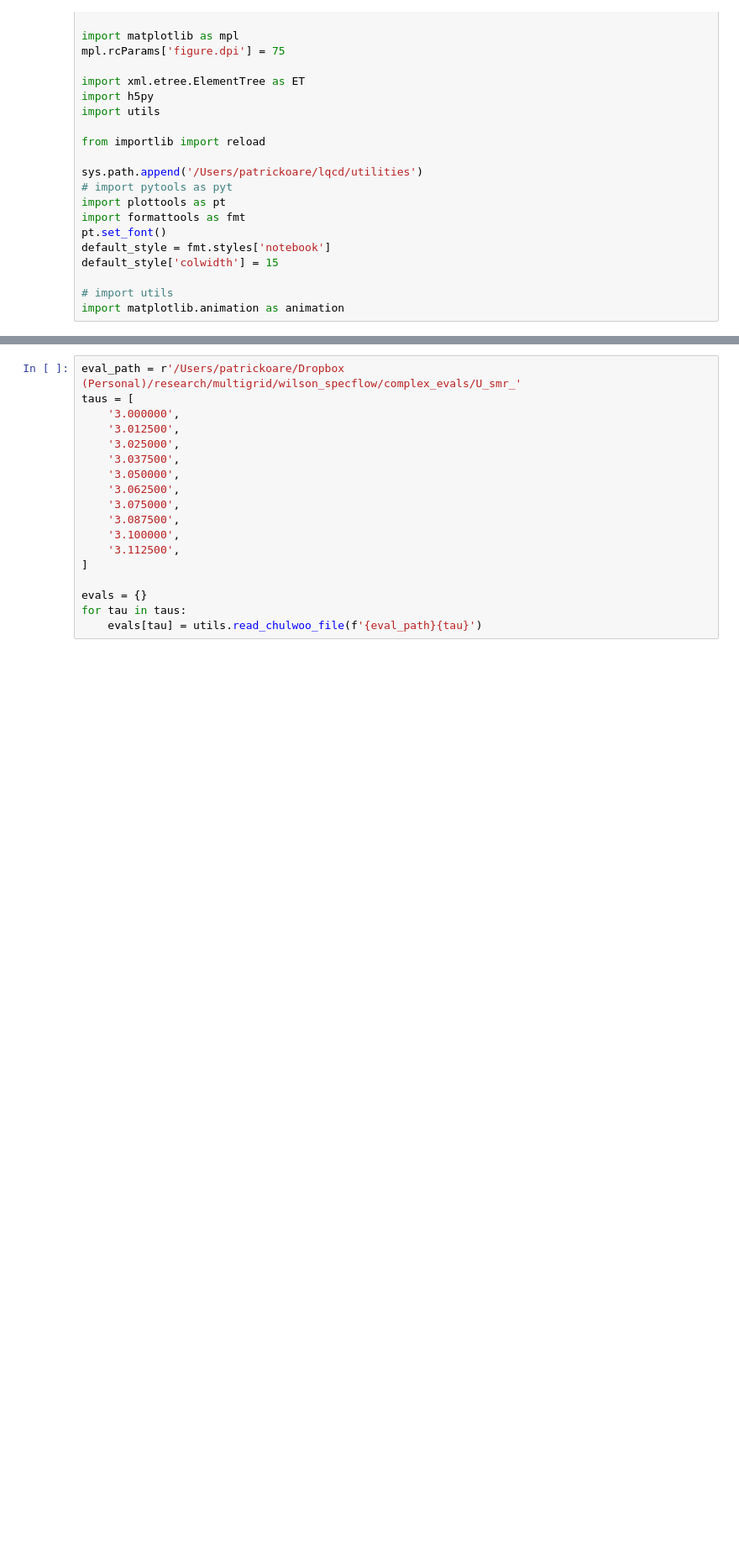
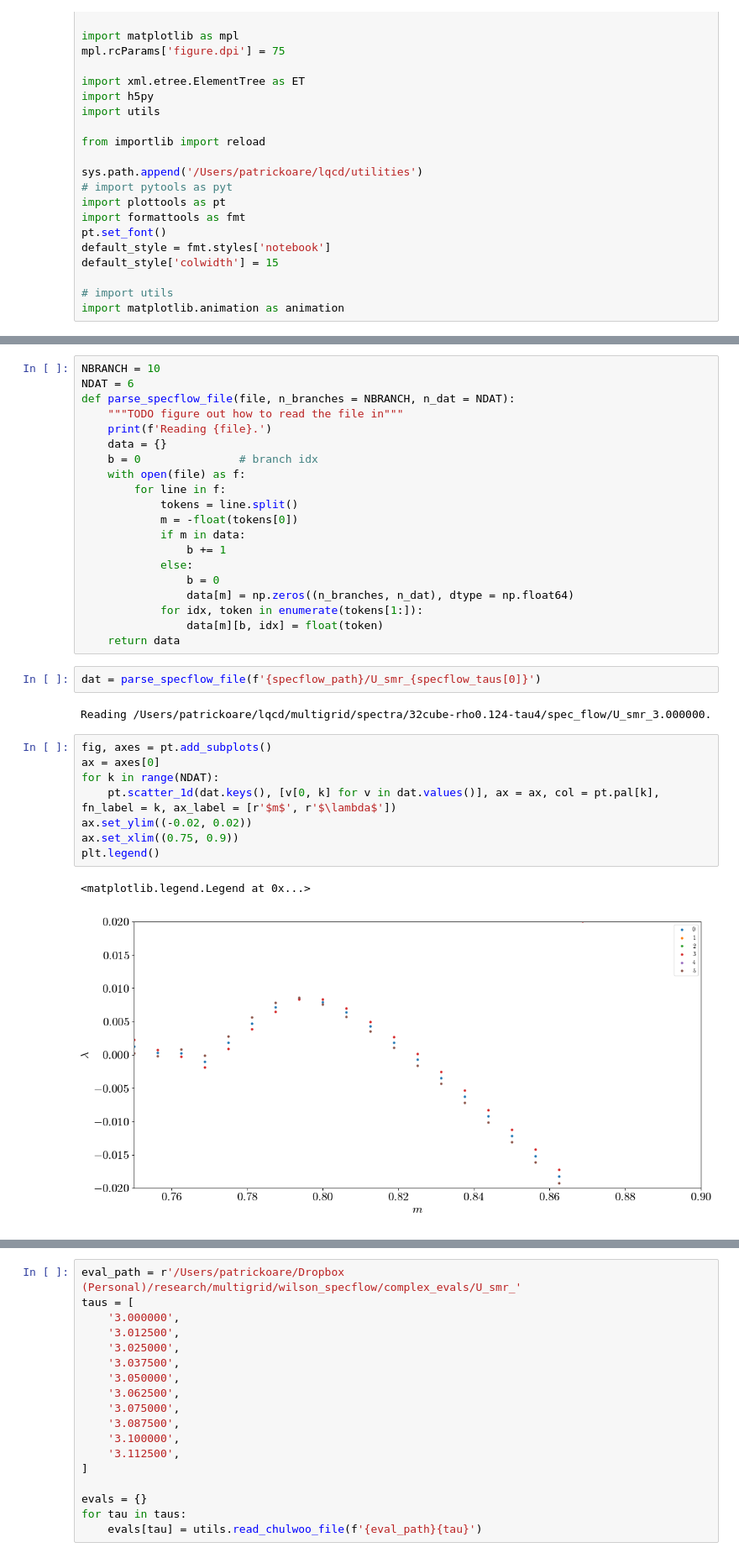
Before and after one commit to poare/lqcd, a Jupyter notebook: multigrid/python_scripts/plots.ipynb, the cells around one changed output, grey strips where cells are left out. Shown at 84% size. Saved outputs shown, nothing was run; the diff lists cells and outputs as text; blank space fills up the shorter version.

```diff
--- a/multigrid/python_scripts/plots.ipynb
+++ b/multigrid/python_scripts/plots.ipynb
@@ -33,0 +51,35 @@ import matplotlib.animation as animation
+# %%
+NBRANCH = 10
+NDAT = 6
+def parse_specflow_file(file, n_branches = NBRANCH, n_dat = NDAT):
+    """TODO figure out how to read the file in"""
+    print(f'Reading {file}.')
+    data = {}
+    b = 0               # branch idx
+    with open(file) as f:
+        for line in f:
+            tokens = line.split()
+            m = -float(tokens[0])
+            if m in data:
+                b += 1
+            else:
+                b = 0
+                data[m] = np.zeros((n_branches, n_dat), dtype = np.float64)
+            for idx, token in enumerate(tokens[1:]):
+                data[m][b, idx] = float(token)
+    return data
+# %%
+dat = parse_specflow_file(f'{specflow_path}/U_smr_{specflow_taus[0]}')
+# %% [output]
+Reading /Users/patrickoare/lqcd/multigrid/spectra/32cube-rho0.124-tau4/spec_flow/U_smr_3.000000.
+# %%
+fig, axes = pt.add_subplots()
+ax = axes[0]
+for k in range(NDAT):
+    pt.scatter_1d(dat.keys(), [v[0, k] for v in dat.values()], ax = ax, col = pt.pal[k], fn_label = k, ax_label = [r'$m$', r'$\lambda$'])
+ax.set_ylim((-0.02, 0.02))
+ax.set_xlim((0.75, 0.9))
+plt.legend()
+# %% [output]
+<matplotlib.legend.Legend at 0x...>
+[figure, added]
```
Also changed, not shown: parts of 12 cells of this notebook, 9 other files.
